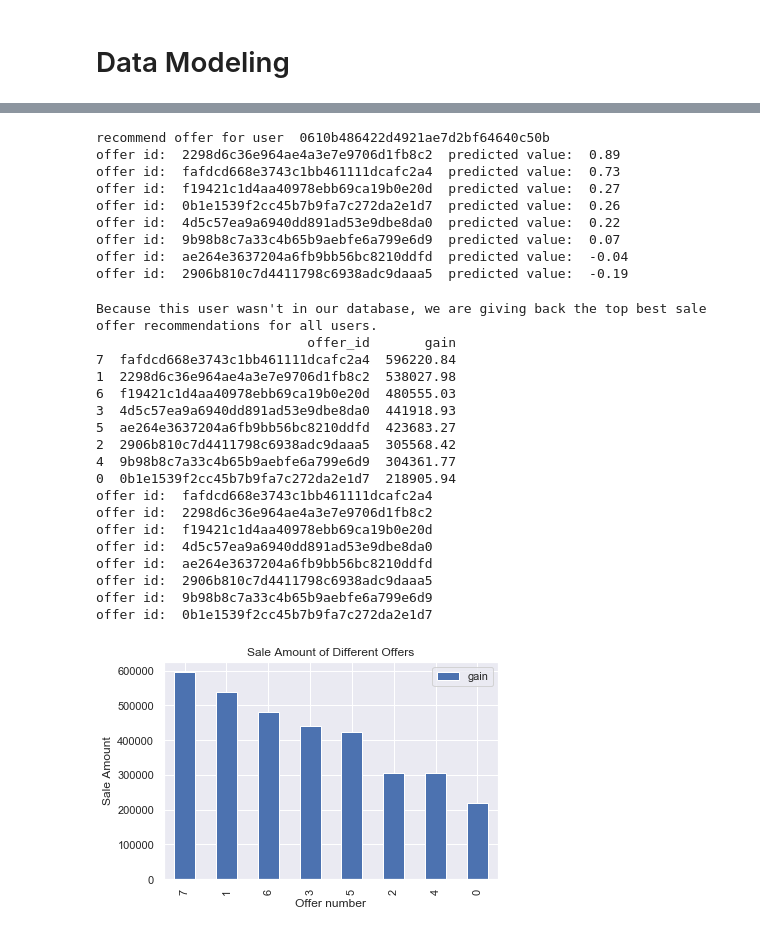
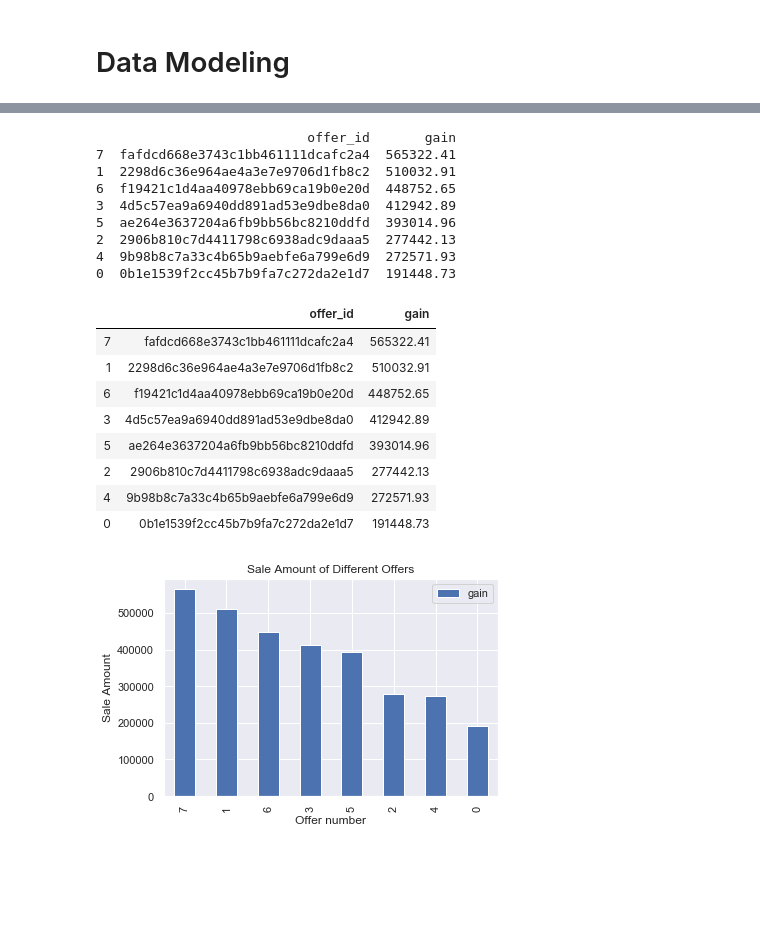
Before and after one commit to chrisdiss/udacity_datascience_capstone, a Jupyter notebook: Capstone Project - Starbucks.ipynb, the cells around one changed output, grey strips where cells are left out. Cells and saved outputs as stored; diff of their text form; code cells hidden in the pictures; blank space fills up the shorter version.

```diff
--- a/Capstone Project - Starbucks.ipynb
+++ b/Capstone Project - Starbucks.ipynb
@@ -1320 +1310,43 @@ validate(test_df, user_mat_5, offer_mat_5)
+# %%
+
+def best_offer(user_item_matrix):
+
+    # which offer sells best
+
+    offer_gain = []
+    for offer_id in user_item_matrix.columns:
+        offer_gain.append([offer_id, transcript[(transcript['person'].isin(list(user_item_matrix[user_item_matrix[offer_id]>=1].index)))&(transcript['event']=='transaction')]['value'].apply(lambda x: x['amount']).sum()])
+
+    offer_value = pd.DataFrame(offer_gain, columns=['offer_id', 'gain'])
+    offer_value['gain'] = pd.to_numeric(offer_value['gain'])
+    offer_value.sort_values(by='gain', ascending=False, inplace=True)
+    print(offer_value)
+
+    best_sale = offer_value.plot(kind='bar', title='Sale Amount of Different Offers')
+    best_sale.set_xlabel('Offer number')
+    best_sale.set_ylabel('Sale Amount')
+
+    return offer_value
+# %%
+best_offer(full_df)
+# %% [output]
+                           offer_id       gain
+7  fafdcd668e3743c1bb461111dcafc2a4  565322.41
+1  2298d6c36e964ae4a3e7e9706d1fb8c2  510032.91
+6  f19421c1d4aa40978ebb69ca19b0e20d  448752.65
+3  4d5c57ea9a6940dd891ad53e9dbe8da0  412942.89
+5  ae264e3637204a6fb9bb56bc8210ddfd  393014.96
+2  2906b810c7d4411798c6938adc9daaa5  277442.13
+4  9b98b8c7a33c4b65b9aebfe6a799e6d9  272571.93
+0  0b1e1539f2cc45b7b9fa7c272da2e1d7  191448.73
+|  | offer_id | gain |
+| 7 | fafdcd668e3743c1bb461111dcafc2a4 | 565322.41 |
+| 1 | 2298d6c36e964ae4a3e7e9706d1fb8c2 | 510032.91 |
+| 6 | f19421c1d4aa40978ebb69ca19b0e20d | 448752.65 |
+| 3 | 4d5c57ea9a6940dd891ad53e9dbe8da0 | 412942.89 |
+| 5 | ae264e3637204a6fb9bb56bc8210ddfd | 393014.96 |
+| 2 | 2906b810c7d4411798c6938adc9daaa5 | 277442.13 |
+| 4 | 9b98b8c7a33c4b65b9aebfe6a799e6d9 | 272571.93 |
+| 0 | 0b1e1539f2cc45b7b9fa7c272da2e1d7 | 191448.73 |
+[figure, added]
 # %%
@@ -1335,37 +1367,3 @@ def recommendation_offer(user_id, user_mat, offer_mat):
         print("recommend offer for user ", user_id)
         for offer_id, pred_val in sorted(recommend.items(), key=lambda kv:(kv[1], kv[0]), reverse=True):
             print("offer id: ", offer_id, " predicted value: ", round(pred_val,2))
-# %%
-recommendation_offer('0610b486422d4921ae7d2bf64640c50b', user_mat, offer_mat)
-# %% [output]
-recommend offer for user  0610b486422d4921ae7d2bf64640c50b
-offer id:  2298d6c36e964ae4a3e7e9706d1fb8c2  predicted value:  0.89
-offer id:  fafdcd668e3743c1bb461111dcafc2a4  predicted value:  0.73
-offer id:  f19421c1d4aa40978ebb69ca19b0e20d  predicted value:  0.27
-offer id:  0b1e1539f2cc45b7b9fa7c272da2e1d7  predicted value:  0.26
-offer id:  4d5c57ea9a6940dd891ad53e9dbe8da0  predicted value:  0.22
-offer id:  9b98b8c7a33c4b65b9aebfe6a799e6d9  predicted value:  0.07
-offer id:  ae264e3637204a6fb9bb56bc8210ddfd  predicted value:  -0.04
-offer id:  2906b810c7d4411798c6938adc9daaa5  predicted value:  -0.19
-# %%
-recommendation_offer('new_user', user_mat, offer_mat)
-# %% [output]
-Because this user wasn't in our database, we are giving back the top best sale offer recommendations for all users.
-                           offer_id       gain
-7  fafdcd668e3743c1bb461111dcafc2a4  596220.84
-1  2298d6c36e964ae4a3e7e9706d1fb8c2  538027.98
-6  f19421c1d4aa40978ebb69ca19b0e20d  480555.03
-3  4d5c57ea9a6940dd891ad53e9dbe8da0  441918.93
-5  ae264e3637204a6fb9bb56bc8210ddfd  423683.27
-2  2906b810c7d4411798c6938adc9daaa5  305568.42
-4  9b98b8c7a33c4b65b9aebfe6a799e6d9  304361.77
-0  0b1e1539f2cc45b7b9fa7c272da2e1d7  218905.94
-offer id:  fafdcd668e3743c1bb461111dcafc2a4
-offer id:  2298d6c36e964ae4a3e7e9706d1fb8c2
-offer id:  f19421c1d4aa40978ebb69ca19b0e20d
-offer id:  4d5c57ea9a6940dd891ad53e9dbe8da0
-offer id:  ae264e3637204a6fb9bb56bc8210ddfd
-offer id:  2906b810c7d4411798c6938adc9daaa5
-offer id:  9b98b8c7a33c4b65b9aebfe6a799e6d9
-offer id:  0b1e1539f2cc45b7b9fa7c272da2e1d7
-[figure, removed]
```
Also changed, not shown: parts of 39 cells of this notebook.
